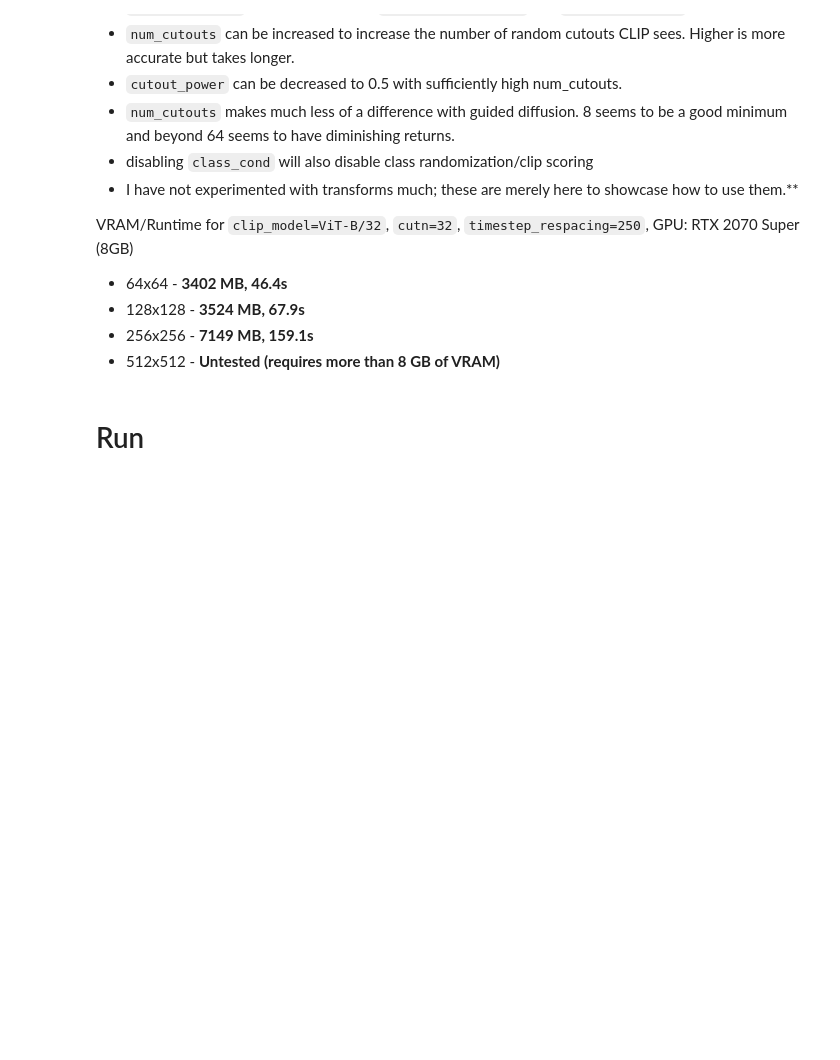
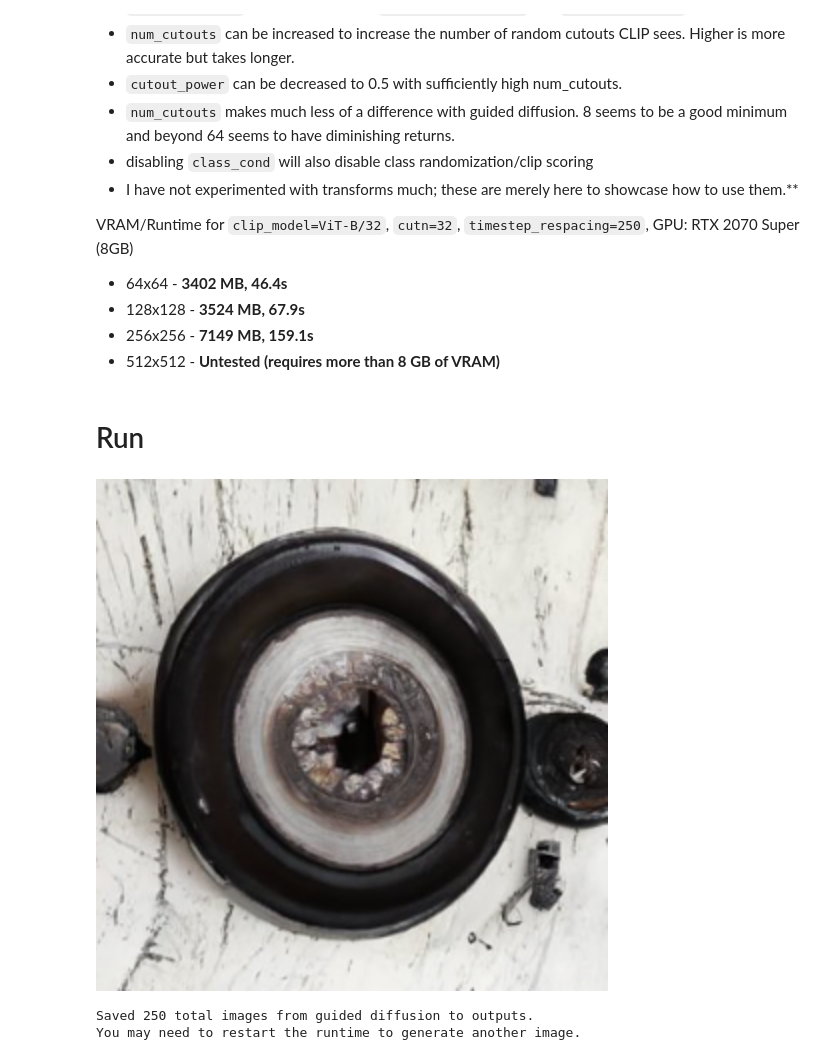
Before and after one commit to afiaka87/clip-guided-diffusion, a Jupyter notebook: cgd.ipynb, the cells around one changed output. Drawn from its saved outputs; the diff is of its cells as text; code cells hidden in the pictures; blank space fills up the shorter version.

Commit message:
save from colab for output of eye in circle

```diff
--- a/cgd.ipynb
+++ b/cgd.ipynb
@@ -74,12 +92,12 @@ VRAM/Runtime for `clip_model=ViT-B/32`, `cutn=32`, `timestep_respacing=250`, GPU
 #@title Config
 
 #@markdown Text Prompts
-prompt = "Abstract swirls of colorful paint flowers" #@param{type: "string"}
+prompt = "detailed hazel human eye inside a perfect circle" #@param{type: "string"}
 prompt_min = "" #@param{type: "string"}
 min_weight = 0.1
 
 #@markdown CLIP/Diffusion
-image_size = "128"  #@param ["64", "128", "256", "512"]
+image_size = "256"  #@param ["64", "128", "256", "512"]
 image_size = int(image_size)
 
 unconditional = False #@param{type: "boolean"}
@@ -87,6 +105,7 @@ clip_model_name = "ViT-B/32" #@param ["RN50", "ViT-B/32", "ViT-B/16", "RN50x4",
 
 #@markdown Initial image (url or path, set to "" to disable)
 init_image = "" #@param{type: "string"}
+
 skip_timesteps = 0 #@param{type: "number"}
 if len(init_image) > 0 and skip_timesteps == 0:
     print("Overriding skip_timesteps to 500 because init_image is set but skip_timesteps is 0. You may want to override this manually.")
@@ -95,31 +114,31 @@ if len(init_image) == 0:
     if skip_timesteps > 0:
         print("Overriding skip_timesteps to 0 because you dont have an init image set.")
         skip_timesteps = 0
-    init_image = None
+
 
 #@markdown Knobs
 num_cutouts = 64 #@param{type: "number"}
 timestep_respacing = "250" #@param ["25", "50", "100", "250", "500", "1000", "ddim25", "ddim50", "ddim100", "ddim250", "ddim500", "ddim1000"]
-clip_guidance_scale = 1500 #@param{type: "number"}
-tv_scale = 150 #@param{type: "number"}
-cutout_power = 1.0 #@param {type: "number"}
+clip_guidance_scale = 1000 #@param{type: "number"}
+tv_scale = 0 #@param{type: "number"}
+cutout_power =  0.5#@param {type: "number"}
 cutout_power = float(cutout_power)
 
 #@markdown Use CLIP to find ImageNet classes.
-class_score = False #@param{type: "boolean"}
+class_score = True #@param{type: "boolean"}
 top_n = 1000
 
 #@markdown Output
-save_frequency = 5 #@param{type: "number"}
+save_frequency = 1 #@param{type: "number"}
 
 # probably don't touch
 batch_size = 1
 diffusion_steps = 1000 # best to leave this alone.
 output_dir = "outputs"
 seed = 0
-random_affine = False
-random_motion_blur = False
-random_horizontal_flip = False
+random_affine = True #@param {type: "boolean"}
+random_motion_blur = True #@param {type: "boolean"}
+random_horizontal_flip = True #@param {type: "boolean"}
 augs = []
 import kornia.augmentation as kaugs
 if random_affine: augs.append(kaugs.RandomAffine(degrees=15, translate=(0.1, 0.1), scale=(0.9, 1.1), shear=0.1))
@@ -138,7 +157,7 @@ from cgd import util as cgd_util
 from cgd.cgd import clip_guided_diffusion
 
 clear_scrollback = True # @param {type:"boolean"}
-display_width = 256 if image_size < 512 else 512
+display_width =  512 #@param {type: "integer"}
 
 # convert Path arg to Path object
 
@@ -150,11 +169,11 @@ assert prefix_path.is_dir(), f"--prefix,-dir {prefix_path} is a file, not a dire
 assert 0 < save_frequency <= int(timestep_respacing.replace('ddim', '')), f"save_frequency must be greater than 0 and less than {timestep_respacing}"
 
 # Load init image.
-if init_image is not None:
-    if init_image.startswith("http"):
-        !wget --continue $init_image -O init_image.jpg
+if len(init_image) > 0:
+    if "http" in init_image:
+        !wget $init_image -O init_image.jpg
     else:
-        !cp -n -v $init_image init_image.jpg
+        !cp -v $init_image init_image.jpg
     init_image = "init_image.jpg"
 
 # Initialize clip guided diffusion generator
@@ -175,31 +194,35 @@ cgd_samples, _, diffusion = clip_guided_diffusion(
     clip_model_name=clip_model_name,
     class_score=class_score,
     randomize_class=_class_cond,
     augs=augs
 )
 # Do the run
 all_images = []
 try:
     current_timestep = diffusion.num_timesteps - 1
     for step, sample in enumerate(cgd_samples):
         current_timestep -= 1
         if step % save_frequency == 0 or current_timestep == -1:
             if clear_scrollback:
                 ipy_display.clear_output(wait=True)
             for j, image in enumerate(sample["pred_xstart"]):
                 image_path = cgd_util.log_image(image, str(prefix_path), prompt, prompt_min, step, j)
                 ipy_display.display(ipy_display.Image(image_path, width=display_width, height=display_width))
                 all_images.append(image_path)
 except RuntimeError as runtime_ex:
     if "CUDA out of memory" in str(runtime_ex):
         print(f"CUDA OOM error occurred.")
         print(f"Try lowering --image_size/-size, --batch_size/-bs, --num_cutouts/-cutn")
         print(f"--clip_model/-clip (currently {clip_model_name}) can have a large impact on VRAM usage.")
         print(f"'RN50' will use the least VRAM. 'ViT-B/32' the second least and is good for its memory/runtime constraints.")
         # Seems to be a memory leak specific to ipython/jupyter/pytorch
         # If you're rerunning this cell, you may need to restart the runtime.
     else:
         raise runtime_ex
 
-print(f"Saved {len(all_images)} total images from guided diffusion to {outputs_path}.")
+print(f"Saved {len(all_images)} total images from guided diffusion to outputs.")
 print(f'You may need to restart the runtime to generate another image.')
+# %% [output]
+[figure, added]
+Saved 250 total images from guided diffusion to outputs.
+You may need to restart the runtime to generate another image.
```
Also changed, not shown: parts of 1 cell of this notebook.
